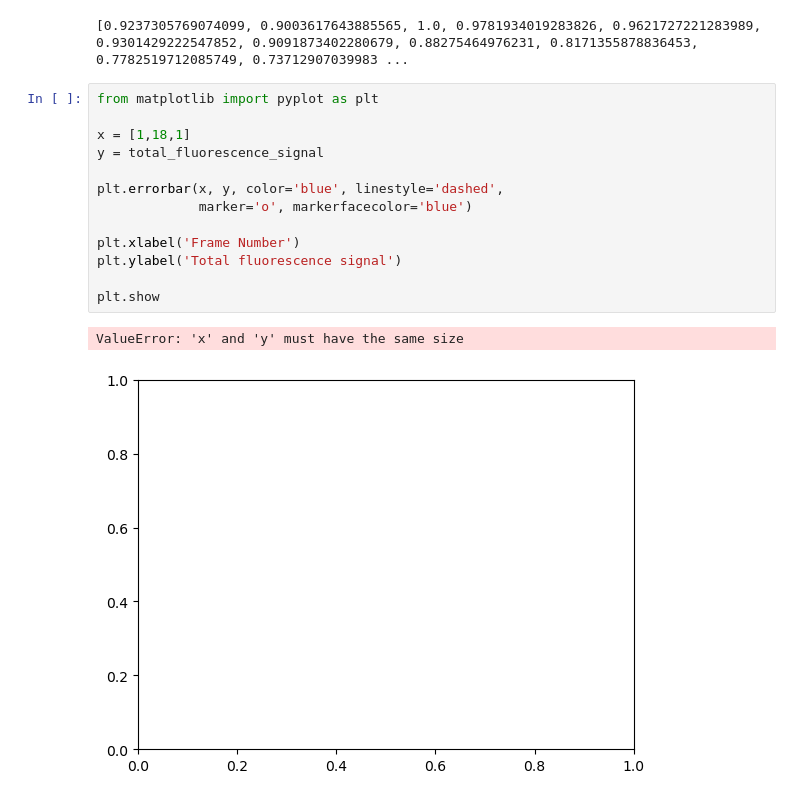
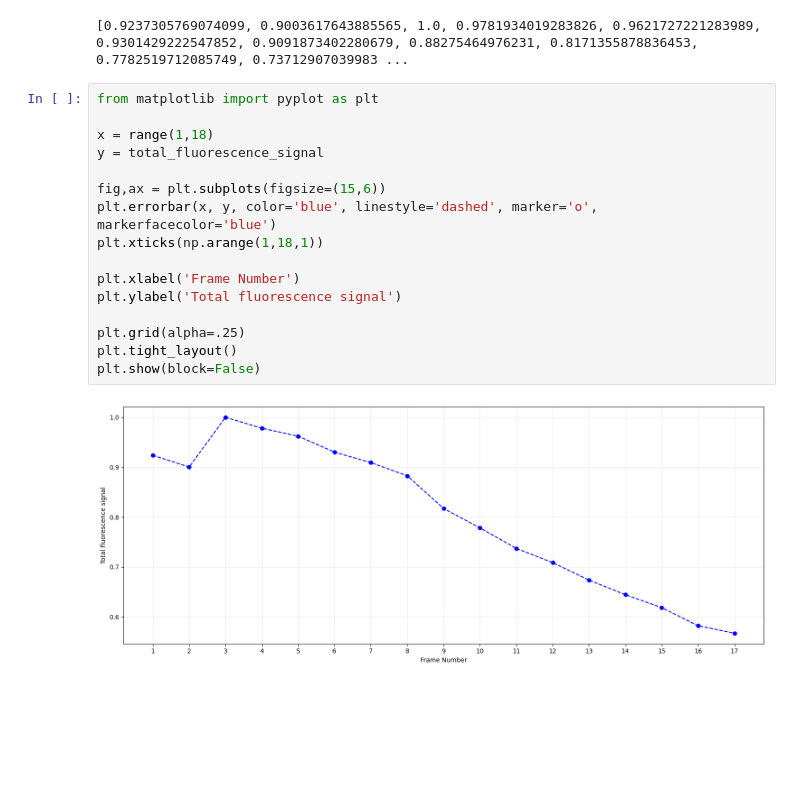
Before and after one commit to SPS-SP2273/learning-portfolio-alfraang, a Jupyter notebook: individual viva/golgi-movie_robert_frames_gray/individual viva.ipynb, the cells around one changed output. Cells and saved outputs as stored; diff of their text form; blank space fills up the shorter version.

```diff
--- a/individual viva/golgi-movie_robert_frames_gray/individual viva.ipynb
+++ b/individual viva/golgi-movie_robert_frames_gray/individual viva.ipynb
@@ -108,16 +108,18 @@ print(total_fluorescence_signal)
 # %%
 from matplotlib import pyplot as plt
 
-x = [1,18,1]
+x = range(1,18)
 y = total_fluorescence_signal
 
-plt.errorbar(x, y, color='blue', linestyle='dashed',
-             marker='o', markerfacecolor='blue')
+fig,ax = plt.subplots(figsize=(15,6))
+plt.errorbar(x, y, color='blue', linestyle='dashed', marker='o', markerfacecolor='blue')
+plt.xticks(np.arange(1,18,1))
 
 plt.xlabel('Frame Number')
 plt.ylabel('Total fluorescence signal')
 
-plt.show
+plt.grid(alpha=.25)
+plt.tight_layout()
+plt.show(block=False)
 # %% [output]
-ValueError: 'x' and 'y' must have the same size
-[figure, old version]
+[figure, new version]
```
